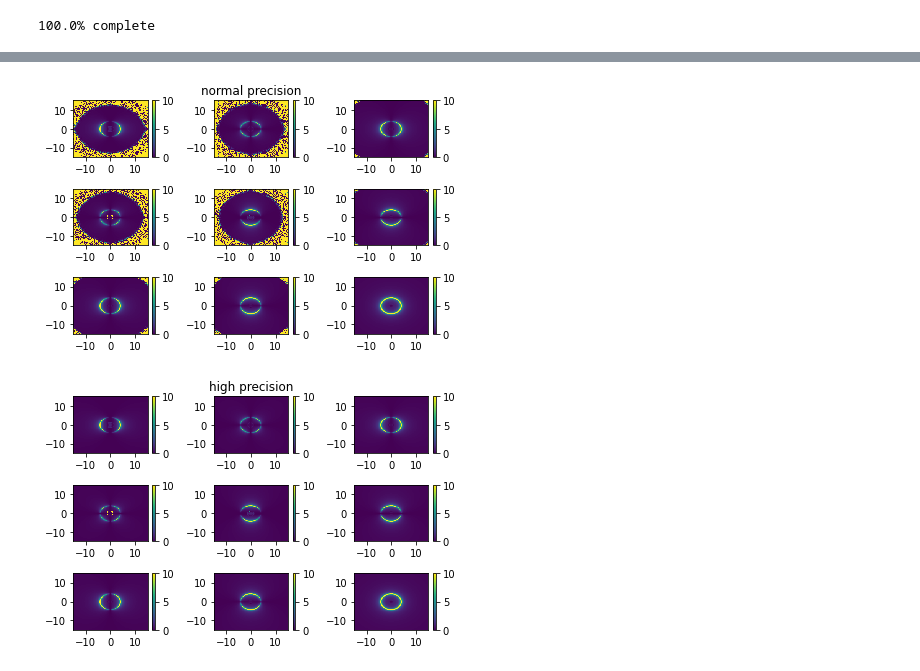
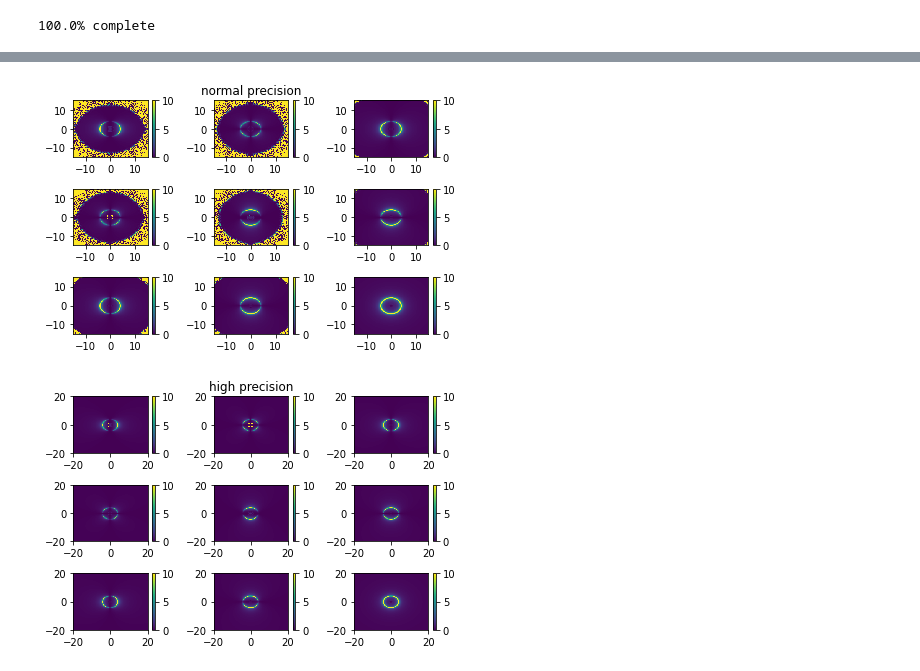
Before and after one commit to tuniz/2D_Imaging, a Jupyter notebook: Imaging_2D.ipynb, the cells around one changed output, grey strips where cells are left out. Saved outputs shown, nothing was run; the diff lists cells and outputs as text; code cells hidden in the pictures.

```diff
--- a/Imaging_2D.ipynb
+++ b/Imaging_2D.ipynb
@@ -390,0 +472,16 @@ for ki in range(0,N_tot):
+# %%
+# point spread function - in and out - reproduces Fig. 5 depending on frequency and dipole orientation
+plt.figure(2)
+plt.subplot(1,2,1)
+plt.pcolormesh(np.real(xx)/1e-3,np.real(yy)/1e-3,(np.abs(EX)**2+np.abs(EY)**2+np.abs(EZ)**2)/np.max(np.abs(EX)**2+np.abs(EY)**2+np.abs(EZ)**2))
+plt.title('PSF, in')
+plt.subplot(1,2,2)
+plt.pcolormesh(np.real(xx)/1e-3,np.real(yy)/1e-3,(np.abs(EX_out_mp)**2+np.abs(EY_out_mp)**2+np.abs(EZ_out_mp)**2)/np.max(np.abs(EX)**2+np.abs(EY)**2+np.abs(EZ)**2))
+plt.title('PSF, out')
+for kp in range(1,3):
+    plt.subplot(1,2,kp)
+    plt.xlim([-1,1])
+    plt.ylim([-1,1])
+    plt.colorbar()
+    plt.tight_layout()
+plt.show()
@@ -391,21 +490,12 @@ for ki in range(0,N_tot):
 # %%
-# regular precision real space fields
-EX_out = np.fft.ifftshift(np.fft.ifft2(np.fft.fftshift(EXK_out)))
-EY_out = np.fft.ifftshift(np.fft.ifft2(np.fft.fftshift(EYK_out)))
-EZ_out = np.fft.ifftshift(np.fft.ifft2(np.fft.fftshift(EZK_out)))
+# transfer matrix - this reproduces Fig. 3a or 4a depending on frequency and dipole orientation
 
-# multi-precision real space fields
-EX_out_mp = np.fft.ifftshift(np.fft.ifft2(np.fft.fftshift(EXK_out_mp)))
-EY_out_mp = np.fft.ifftshift(np.fft.ifft2(np.fft.fftshift(EYK_out_mp)))
-EZ_out_mp = np.fft.ifftshift(np.fft.ifft2(np.fft.fftshift(EZK_out_mp)))
+cb_min = 0  # colorbar limit is 0
+cb_max = 10 # colorbar limit for f0 = 55GHz
+#cb_max = 1.5 # colorbar limit for f0 = 58GHz
 
-
-cb_min = 0
-cb_max = 10 # for f0 = 55GHz
-#cb_max = 1.5 # for f0 = 58GHz
-
-
-plt.figure(4)
+# normal precision to show the importance of mpmath
+plt.figure(3)
 plt.subplot(3,3,1)
 plt.pcolormesh(np.real(kxx)/k0,np.real(kyy)/k0,np.abs(CSC[:,:,0,0]),vmin=cb_min, vmax=cb_max)
 plt.subplot(3,3,2)
@@ -433,34 +523,34 @@ for kp in range(1,10):
     plt.tight_layout()
 plt.show()
 
+# high precision to show the importance of mpmath
 plt.figure(5)
 plt.subplot(3,3,1)
 plt.pcolormesh(np.real(kxx)/k0,np.real(kyy)/k0,np.abs(CSC_mp[:,:,0,0]),vmin=cb_min, vmax=cb_max)
 plt.subplot(3,3,2)
 plt.pcolormesh(np.real(kxx)/k0,np.real(kyy)/k0,np.abs(CSC_mp[:,:,0,1]),vmin=cb_min, vmax=cb_max)
 plt.title('high precision')
 plt.subplot(3,3,3)
 plt.pcolormesh(np.real(kxx)/k0,np.real(kyy)/k0,np.abs(CSC_mp[:,:,0,2]),vmin=cb_min, vmax=cb_max)
 plt.subplot(3,3,4)
 plt.pcolormesh(np.real(kxx)/k0,np.real(kyy)/k0,np.abs(CSC_mp[:,:,1,0]),vmin=cb_min, vmax=cb_max)
 plt.subplot(3,3,5)
 plt.pcolormesh(np.real(kxx)/k0,np.real(kyy)/k0,np.abs(CSC_mp[:,:,1,1]),vmin=cb_min, vmax=cb_max)
 plt.subplot(3,3,6)
 plt.pcolormesh(np.real(kxx)/k0,np.real(kyy)/k0,np.abs(CSC_mp[:,:,1,2]),vmin=cb_min, vmax=cb_max)
 plt.subplot(3,3,7)
 plt.pcolormesh(np.real(kxx)/k0,np.real(kyy)/k0,np.abs(CSC_mp[:,:,2,0]),vmin=cb_min, vmax=cb_max)
 plt.subplot(3,3,8)
 plt.pcolormesh(np.real(kxx)/k0,np.real(kyy)/k0,np.abs(CSC_mp[:,:,2,1]),vmin=cb_min, vmax=cb_max)
 plt.subplot(3,3,9)
 plt.pcolormesh(np.real(kxx)/k0,np.real(kyy)/k0,np.abs(CSC_mp[:,:,2,2]),vmin=cb_min, vmax=cb_max)
-
 for kp in range(1,10):
     plt.subplot(3,3,kp)
-    plt.xlim([-15,15])
-    plt.ylim([-15,15])
+    plt.xlim([-20,20])
+    plt.ylim([-20,20])
     plt.colorbar()
     plt.tight_layout()
 plt.show()
 # %% [output]
 [figure]
-[figure, old version]
+[figure, new version]
```
Also changed, not shown: parts of 8 cells of this notebook.
